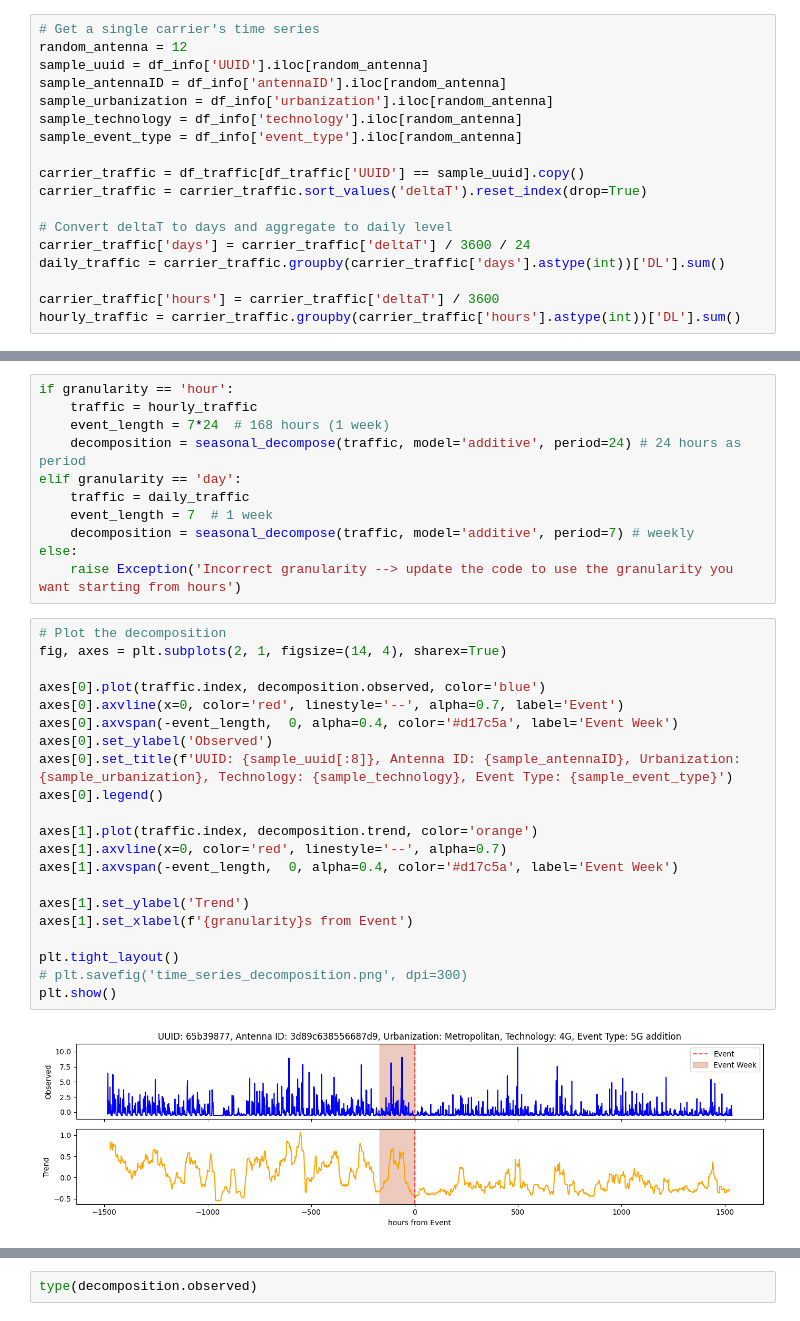
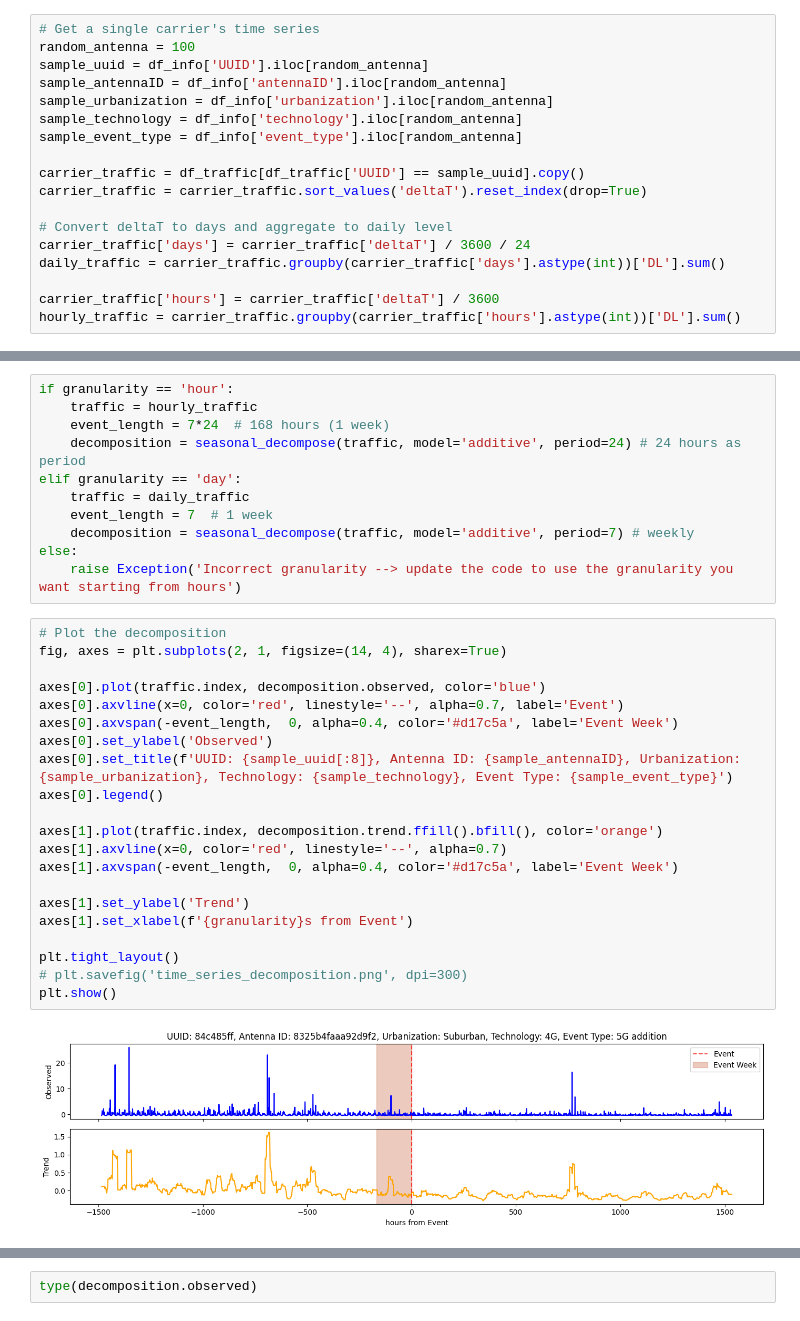
Before and after one commit to nds-group/ran-updates, a Jupyter notebook: create_dataset.ipynb, the cells around one changed output, grey strips where cells are left out. Saved outputs shown, nothing was run; the diff lists cells and outputs as text.

```diff
--- a/create_dataset.ipynb
+++ b/create_dataset.ipynb
@@ -45,7 +46,7 @@ else:
     raise Exception('Incorrect event type')
 # %%
 # Get a single carrier's time series
-random_antenna = 12
+random_antenna = 100
 sample_uuid = df_info['UUID'].iloc[random_antenna]
 sample_antennaID = df_info['antennaID'].iloc[random_antenna]
 sample_urbanization = df_info['urbanization'].iloc[random_antenna]
@@ -91,26 +92,26 @@ else:
 # %%
 # Plot the decomposition
 fig, axes = plt.subplots(2, 1, figsize=(14, 4), sharex=True)
 
 axes[0].plot(traffic.index, decomposition.observed, color='blue')
 axes[0].axvline(x=0, color='red', linestyle='--', alpha=0.7, label='Event')
 axes[0].axvspan(-event_length,  0, alpha=0.4, color='#d17c5a', label='Event Week')
 axes[0].set_ylabel('Observed')
 axes[0].set_title(f'UUID: {sample_uuid[:8]}, Antenna ID: {sample_antennaID}, Urbanization: {sample_urbanization}, Technology: {sample_technology}, Event Type: {sample_event_type}')
 axes[0].legend()
 
-axes[1].plot(traffic.index, decomposition.trend, color='orange')
+axes[1].plot(traffic.index, decomposition.trend.ffill().bfill(), color='orange')
 axes[1].axvline(x=0, color='red', linestyle='--', alpha=0.7)
 axes[1].axvspan(-event_length,  0, alpha=0.4, color='#d17c5a', label='Event Week')
 
 axes[1].set_ylabel('Trend')
 axes[1].set_xlabel(f'{granularity}s from Event')
 
 plt.tight_layout()
 # plt.savefig('time_series_decomposition.png', dpi=300)
 plt.show()
 # %% [output]
-[figure, old version]
+[figure, new version]
 # %%
 len(decomposition.trend), len(decomposition.observed)
 # %% [output]
```
Also changed, not shown: parts of 5 cells of this notebook.
